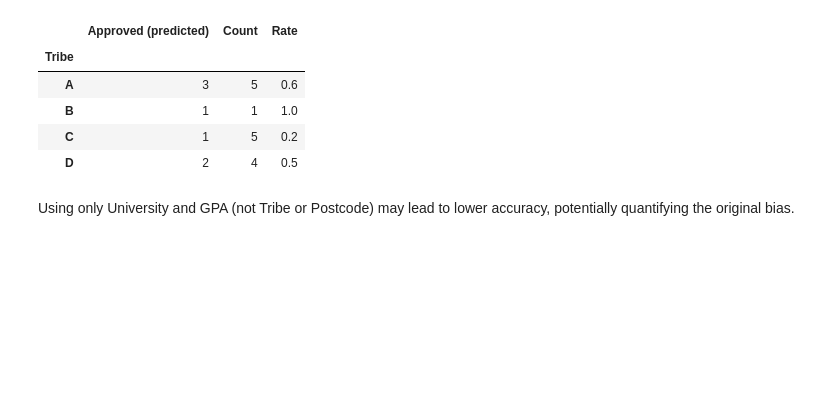
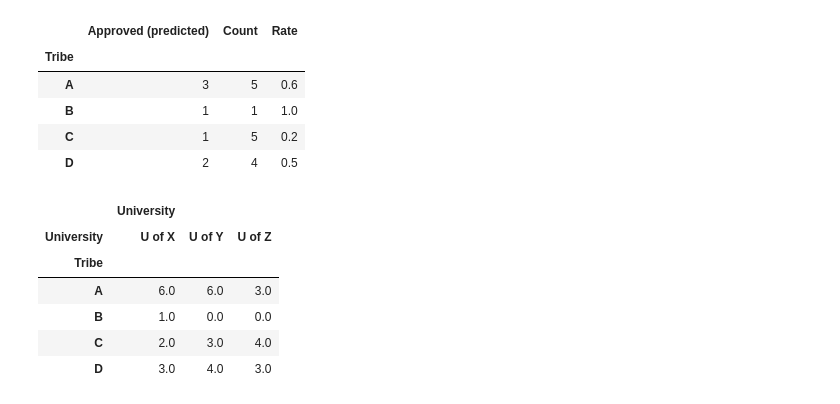
Before and after one commit to brookingcharlie/ml-dis, a Jupyter notebook: notebook.ipynb, the cells around one changed output. Drawn from its saved outputs; the diff is of its cells as text; code cells hidden in the pictures; blank space fills up the shorter version.

```diff
--- a/notebook.ipynb
+++ b/notebook.ipynb
@@ -369,5 +371,13 @@ pd.DataFrame({'Approved (predicted)': approved, 'Count': count, 'Rate': approved
 | B | 1 | 1 | 1.0 |
 | C | 1 | 5 | 0.2 |
 | D | 2 | 4 | 0.5 |
-# %% [markdown]
-Using only University and GPA (not Tribe or Postcode) may lead to lower accuracy, potentially quantifying the original bias.
+# %%
+train.groupby(['Tribe', 'University'])[['University']].count().unstack().fillna(0)
+# %% [output]
+|  | University |  |  |
+| University | U of X | U of Y | U of Z |
+| Tribe |  |  |  |
+| A | 6.0 | 6.0 | 3.0 |
+| B | 1.0 | 0.0 | 0.0 |
+| C | 2.0 | 3.0 | 4.0 |
+| D | 3.0 | 4.0 | 3.0 |
```
Also changed, not shown: parts of 2 cells of this notebook.
